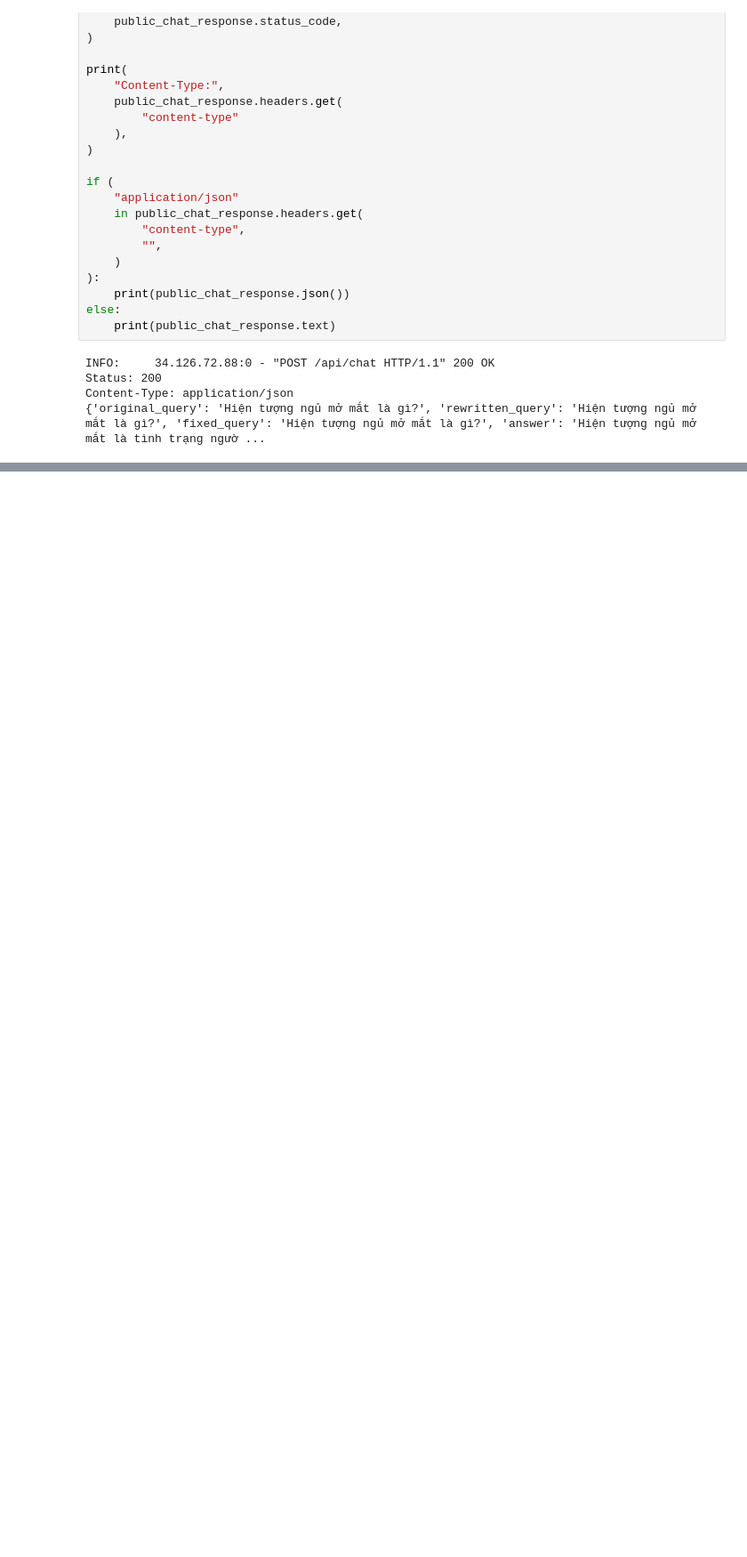
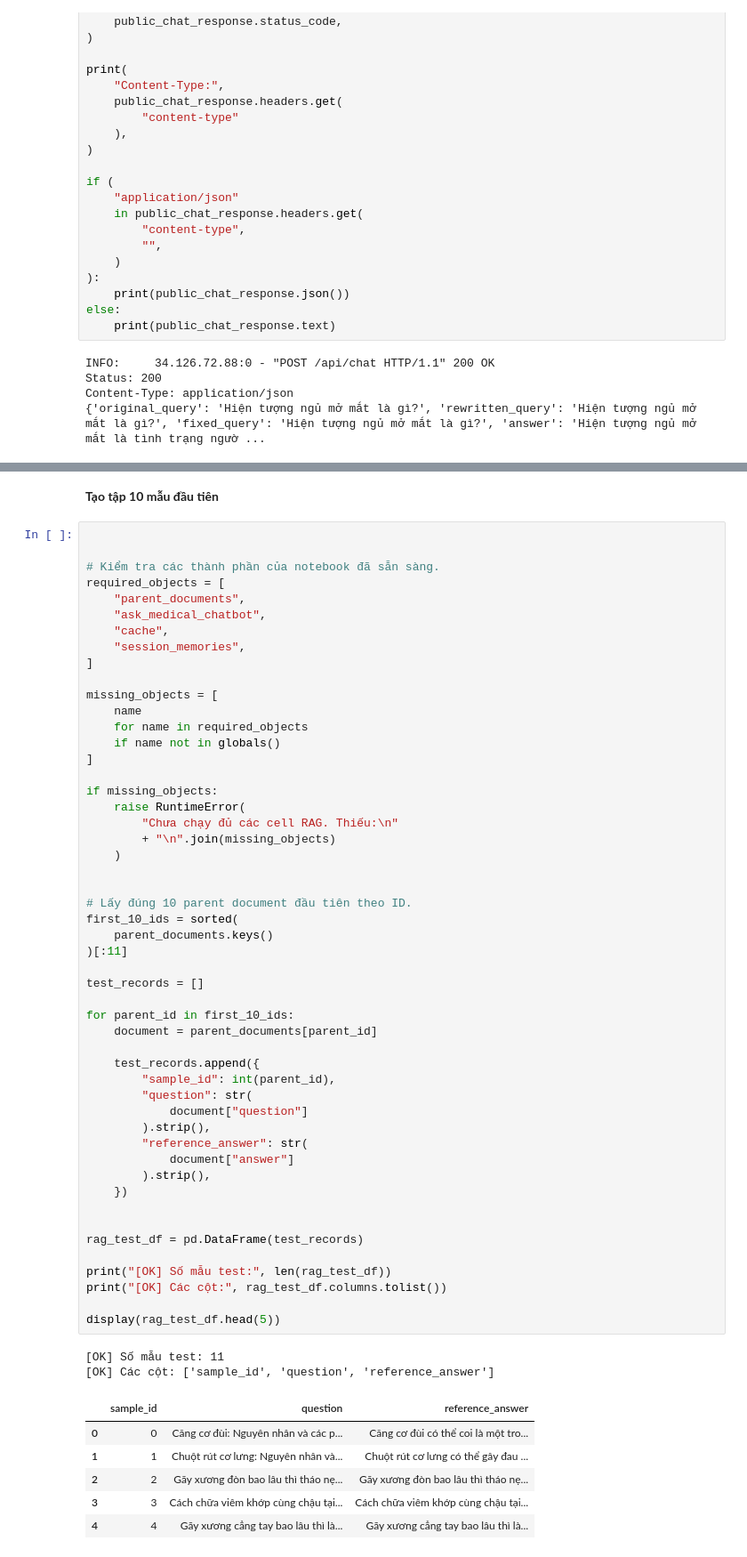
Before and after one commit to Nguyennnm/ML-CHATBOT_MEDICAL, a Jupyter notebook: Model/Rag/rag.ipynb, the cells around one changed output, grey strips where cells are left out. Shown at 89% size. Saved outputs shown, nothing was run; the diff lists cells and outputs as text; blank space fills up the shorter version.

```diff
--- a/Model/Rag/rag.ipynb
+++ b/Model/Rag/rag.ipynb
@@ -3306,0 +3314,62 @@ Content-Type: application/json
+# %% [markdown]
+**Tạo tập 10 mẫu đầu tiên**
+# %%
+
+
+# Kiểm tra các thành phần của notebook đã sẵn sàng.
+required_objects = [
+    "parent_documents",
+    "ask_medical_chatbot",
+    "cache",
+    "session_memories",
+]
+
+missing_objects = [
+    name
+    for name in required_objects
+    if name not in globals()
+]
+
+if missing_objects:
+    raise RuntimeError(
+        "Chưa chạy đủ các cell RAG. Thiếu:\n"
+        + "\n".join(missing_objects)
+    )
+
+
+# Lấy đúng 10 parent document đầu tiên theo ID.
+first_10_ids = sorted(
+    parent_documents.keys()
+)[:11]
+
+test_records = []
+
+for parent_id in first_10_ids:
+    document = parent_documents[parent_id]
+
+    test_records.append({
+        "sample_id": int(parent_id),
+        "question": str(
+            document["question"]
+        ).strip(),
+        "reference_answer": str(
+            document["answer"]
+        ).strip(),
+    })
+
+
+rag_test_df = pd.DataFrame(test_records)
+
+print("[OK] Số mẫu test:", len(rag_test_df))
+print("[OK] Các cột:", rag_test_df.columns.tolist())
+
+display(rag_test_df.head(5))
+# %% [output]
+[OK] Số mẫu test: 11
+[OK] Các cột: ['sample_id', 'question', 'reference_answer']
+|  | sample_id | question | reference_answer |
+| 0 | 0 | Căng cơ đùi: Nguyên nhân và các p... | Căng cơ đùi có thể coi là một tro... |
+| 1 | 1 | Chuột rút cơ lưng: Nguyên nhân và... | Chuột rút cơ lưng có thể gây đau ... |
+| 2 | 2 | Gãy xương đòn bao lâu thì tháo nẹ... | Gãy xương đòn bao lâu thì tháo nẹ... |
+| 3 | 3 | Cách chữa viêm khớp cùng chậu tại... | Cách chữa viêm khớp cùng chậu tại... |
+| 4 | 4 | Gãy xương cẳng tay bao lâu thì là... | Gãy xương cẳng tay bao lâu thì là... |
```
Also changed, not shown: parts of 19 cells of this notebook.
